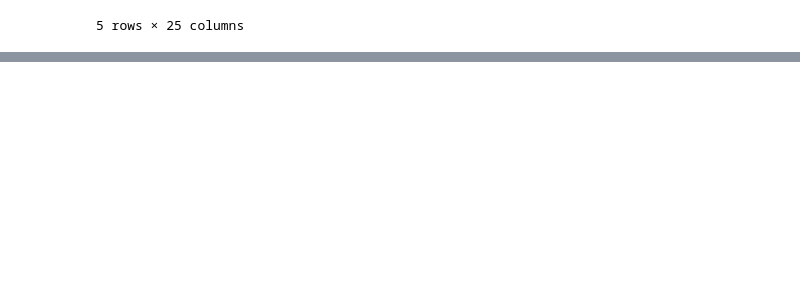
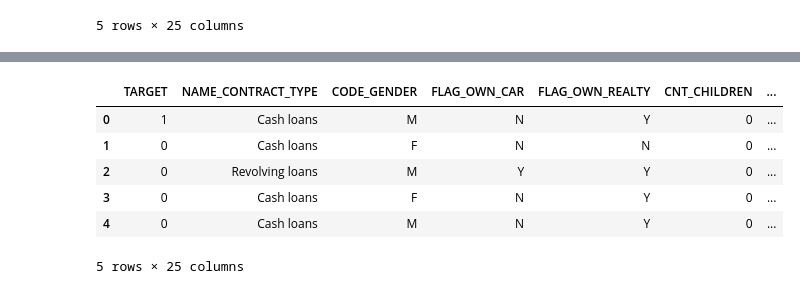
Before and after one commit to sarveshgawand/home-credit-default, a Jupyter notebook: Home Credit Default Rate.ipynb, the cells around one changed output, grey strips where cells are left out. Saved outputs shown, nothing was run; the diff lists cells and outputs as text; code cells hidden in the pictures; blank space fills up the shorter version.

```diff
--- a/Home Credit Default Rate.ipynb
+++ b/Home Credit Default Rate.ipynb
@@ -25,3 +25,5 @@ df_test.head()
 | 3 | 100028 | Cash loans | F | N | Y | 2 | ... |
 | 4 | 100038 | Cash loans | M | Y | N | 1 | ... |
 5 rows × 25 columns
+# %%
+df_train = df_train.drop(['SK_ID_CURR'], axis = 1)
@@ -27,0 +64,7 @@ df_test.head()
+# %%
+df_train['OCCUPATION_TYPE']=df_train['OCCUPATION_TYPE'].fillna(df_train['OCCUPATION_TYPE'].mode()[0])
+df_train['AMT_ANNUITY']= df_train['AMT_ANNUITY'].fillna(df_train['AMT_ANNUITY'].mean())
+df_train['AMT_GOODS_PRICE']=df_train['AMT_GOODS_PRICE'].fillna(df_train['AMT_GOODS_PRICE'].mean())
+df_train['NAME_TYPE_SUITE']=df_train['NAME_TYPE_SUITE'].fillna(df_train['NAME_TYPE_SUITE'].mode()[0])
+df_train['CNT_FAM_MEMBERS']=df_train['CNT_FAM_MEMBERS'].fillna(df_train['CNT_FAM_MEMBERS'].mean())
+df_train.info()
@@ -27,0 +114,10 @@ df_test.head()
+# %%
+df_train.head()
+# %% [output]
+|  | TARGET | NAME_CONTRACT_TYPE | CODE_GENDER | FLAG_OWN_CAR | FLAG_OWN_REALTY | CNT_CHILDREN | ... |
+| 0 | 1 | Cash loans | M | N | Y | 0 | ... |
+| 1 | 0 | Cash loans | F | N | N | 0 | ... |
+| 2 | 0 | Revolving loans | M | Y | Y | 0 | ... |
+| 3 | 0 | Cash loans | F | N | Y | 0 | ... |
+| 4 | 0 | Cash loans | M | N | Y | 0 | ... |
+5 rows × 25 columns
```
Also changed, not shown: parts of 21 cells of this notebook.
